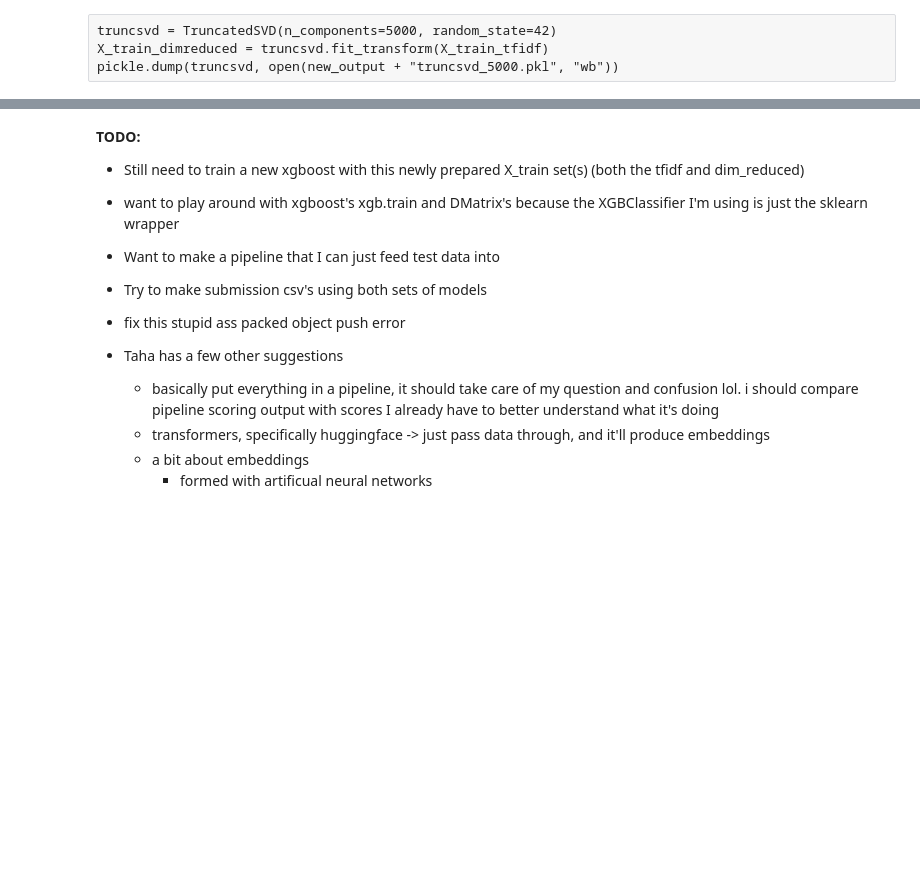
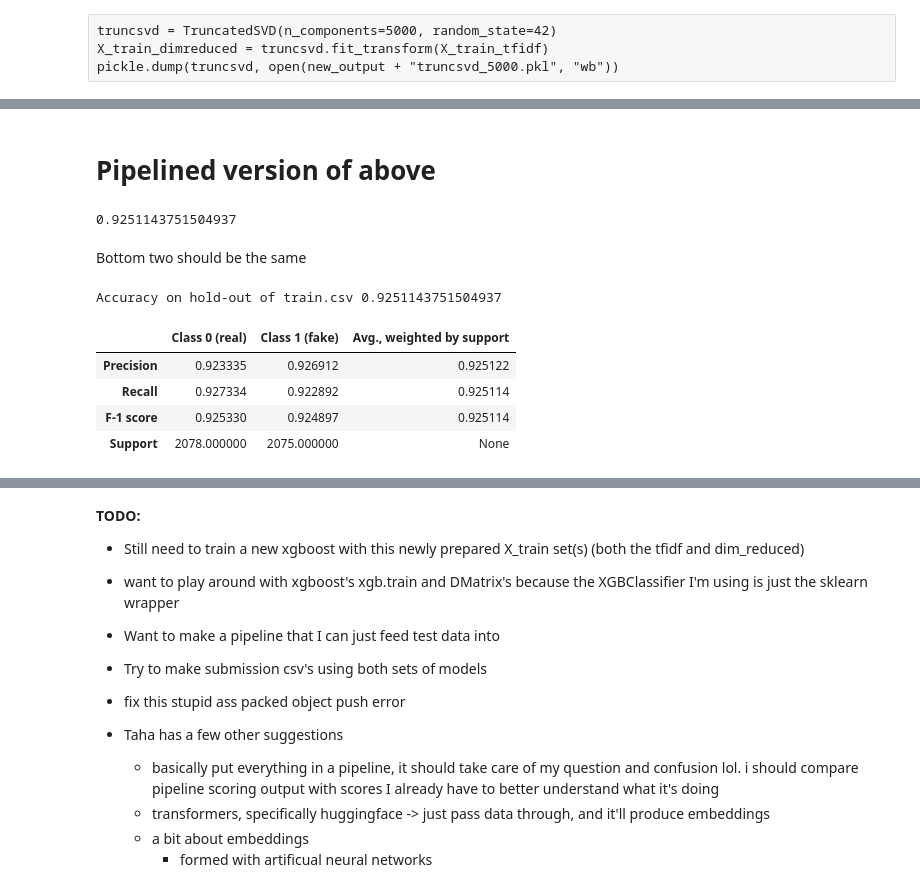
Before and after one commit to castillo-marc/fake_news, a Jupyter notebook: Fake News Notebook.ipynb, the cells around one changed output, grey strips where cells are left out. Cells and saved outputs as stored; diff of their text form; code cells hidden in the pictures; blank space fills up the shorter version.

```diff
--- a/Fake News Notebook.ipynb
+++ b/Fake News Notebook.ipynb
@@ -246,0 +320,37 @@ X_train_dimreduced = truncsvd.transform(X_train_tfidf)
+# %% [markdown]
+# Pipelined version of above
+# %%
+# first of all, function for getting scores:
+
+def get_scores(model, X_test, y_test):
+    from sklearn.metrics import precision_recall_fscore_support, accuracy_score
+    y_pred = model.predict(X_test)
+    print("Accuracy on hold-out of train.csv", accuracy_score(y_test, y_pred))
+    metrics = precision_recall_fscore_support(y_test, y_pred, labels=[0, 1], pos_label=1)
+    metrics = pd.DataFrame(metrics)
+    metrics.columns = ["Class 0 (real)", "Class 1 (fake)"]
+    metrics.index = ["Precision", "Recall", "F-1 score", "Support"]
+    metrics["Avg., weighted by support"] = precision_recall_fscore_support(y_test, y_pred, labels=[0, 1], pos_label=1, average="weighted")
+    return metrics.head()
+# %%
+# For using the already trained stuff in a pipeline
+
+from sklearn.pipeline import Pipeline
+
+trained_pipe = Pipeline([("tfidf", tfidf), ("dim_red", truncsvd), ("xgb_100_est", xgb_best)])
+
+
+trained_pipe.score(X_test, y_test)
+# %% [output]
+0.9251143751504937
+# %% [markdown]
+Bottom two should be the same
+# %%
+get_scores(trained_pipe, X_test, y_test)
+# %% [output]
+Accuracy on hold-out of train.csv 0.9251143751504937
+|  | Class 0 (real) | Class 1 (fake) | Avg., weighted by support |
+| Precision | 0.923335 | 0.926912 | 0.925122 |
+| Recall | 0.927334 | 0.922892 | 0.925114 |
+| F-1 score | 0.925330 | 0.924897 | 0.925114 |
+| Support | 2078.000000 | 2075.000000 | None |
```
Also changed, not shown: parts of 19 cells of this notebook.
